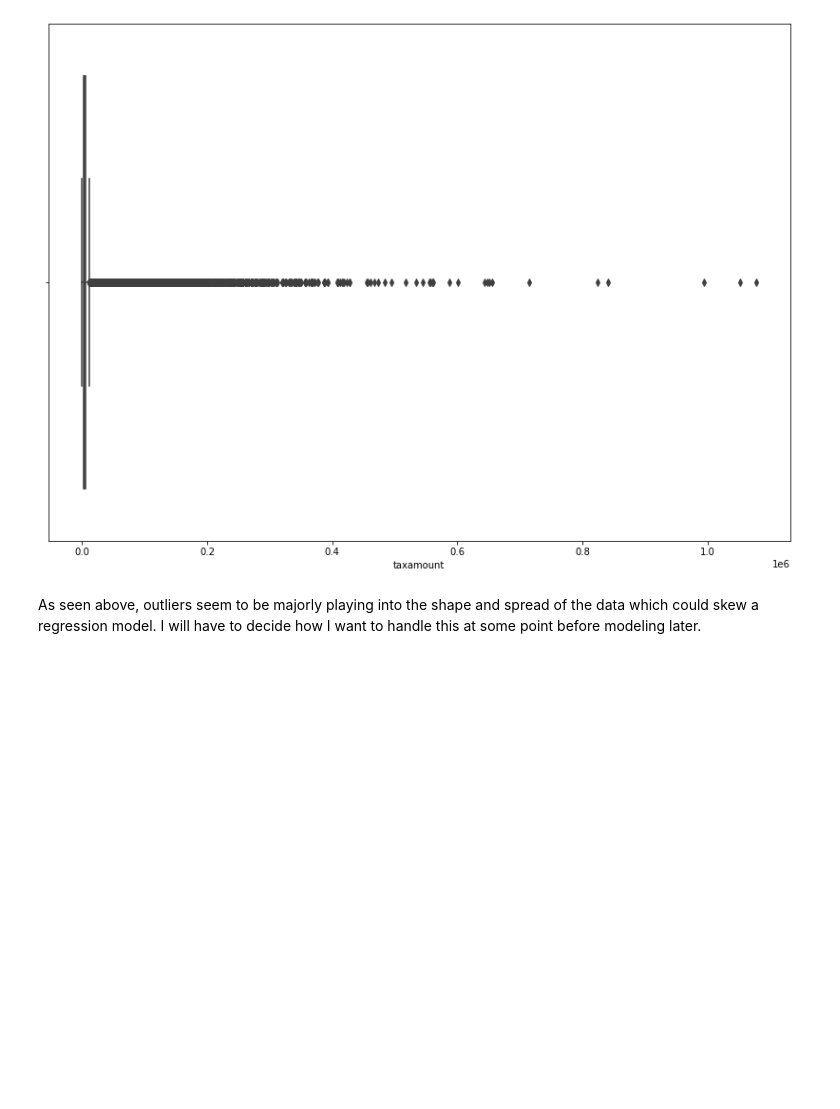
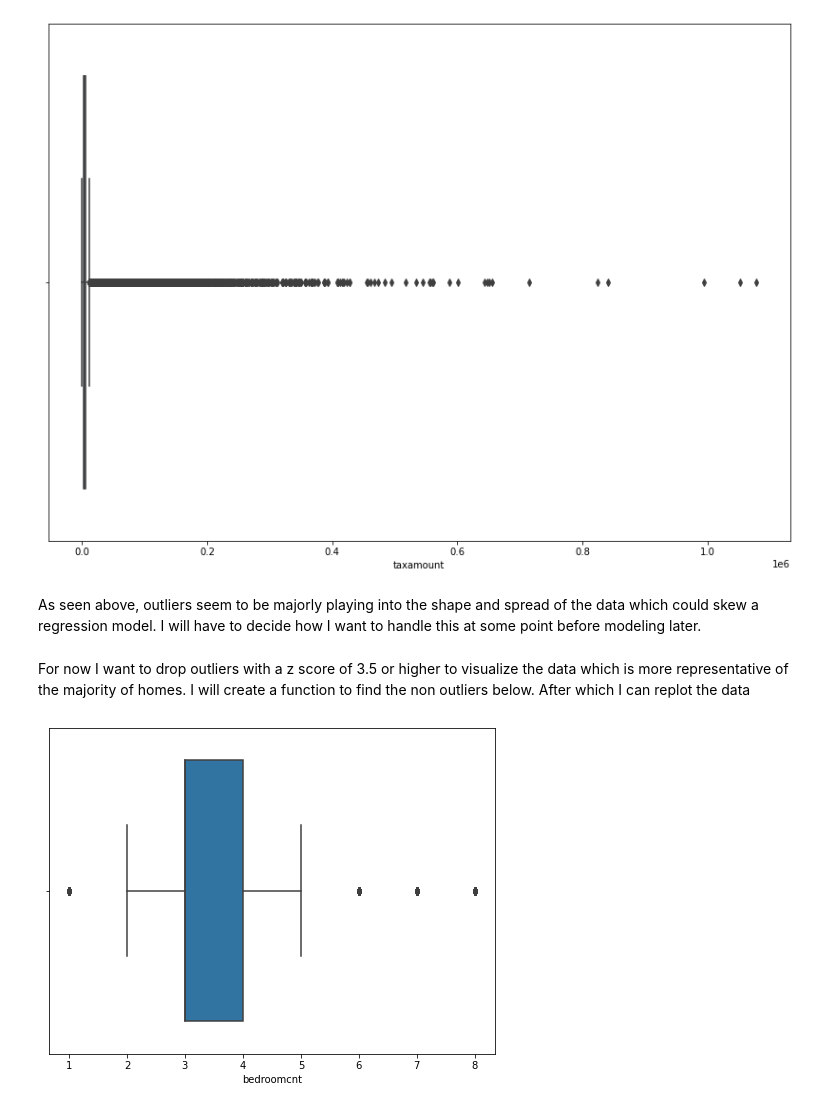
Before and after one commit to AndrewRachuig/regression-exercises, a Jupyter notebook: wrangle.ipynb, the cells around one changed output. Saved outputs shown, nothing was run; the diff lists cells and outputs as text; code cells hidden in the pictures; blank space fills up the shorter version.

```diff
--- a/wrangle.ipynb
+++ b/wrangle.ipynb
@@ -293,3 +294,47 @@ plt.show()
 [figure]
 # %% [markdown]
 As seen above, outliers seem to be majorly playing into the shape and spread of the data which could skew a regression model. I will have to decide how I want to handle this at some point before modeling later.
+# %% [markdown]
+For now I want to drop outliers with a z score of 3.5 or higher to visualize the data which is more representative of the majority of homes. I will create a function to find the non outliers below. After which I can replot the data
+# %%
+# Using a threshold of 3.5 for z score will still get back 99.977% of all data but reduce outliers.
+def not_outlier(df_column, thresh=3.5):
+    """
+    Returns a boolean array with True if points are not outliers and False
+    otherwise.
+
+    Parameters:
+    -----------
+        df_column : An numobservations by numdimensions array of observations
+        thresh : The modified z-score to use as a threshold. Observations with
+            a modified z-score (based on the median absolute deviation) greater
+            than this value will be classified as outliers.
+
+    Returns:
+    --------
+        mask : A numobservations-length boolean array.
+
+    References:
+    ----------
+        Boris Iglewicz and David Hoaglin (1993), "Volume 16: How to Detect and
+        Handle Outliers", The ASQC Basic References in Quality Control:
+        Statistical Techniques, Edward F. Mykytka, Ph.D., Editor.
+    """
+    if len(df_column.shape) == 1:
+        df_column = np.array(df_column).reshape(-1,1)
+    median = np.median(df_column, axis=0)
+    diff = np.sum((df_column - median)**2, axis=-1)
+    diff = np.sqrt(diff)
+    med_abs_deviation = np.median(diff)
+
+    modified_z_score = 0.6745 * diff / med_abs_deviation
+
+    return modified_z_score < thresh
+# %%
+# Creating a box plot for the bedroomcnt without outliers about 3.5 z score
+plt.figure(figsize=(8, 6))
+
+sns.boxplot(data=df[not_outlier(df.bedroomcnt)], x ='bedroomcnt')
+plt.show()
+# %% [output]
+[figure, added]
```
Also changed, not shown: parts of 18 cells of this notebook, 1 other file.
